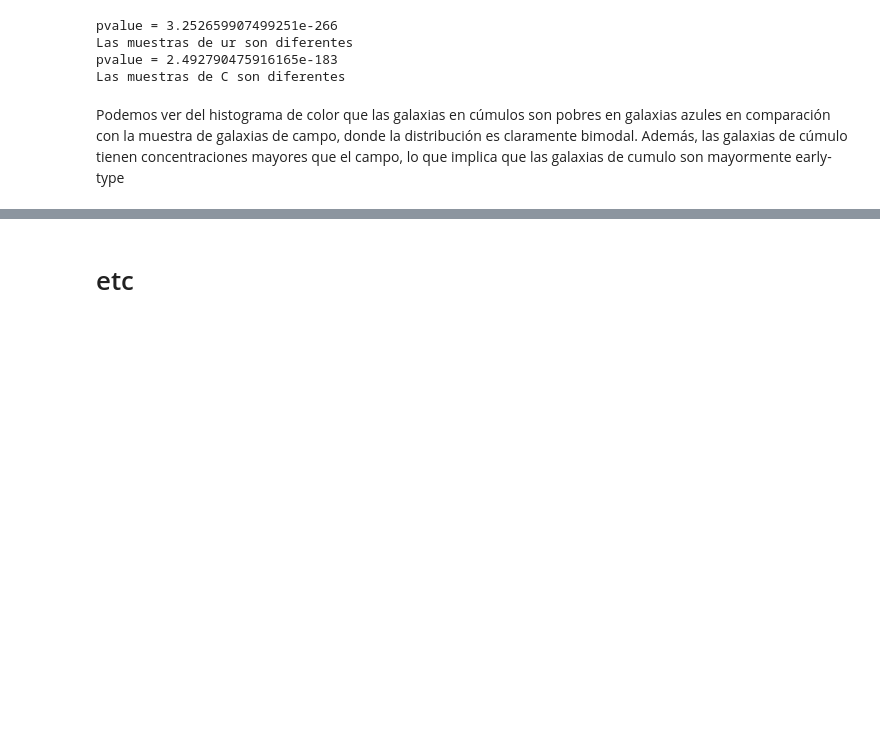
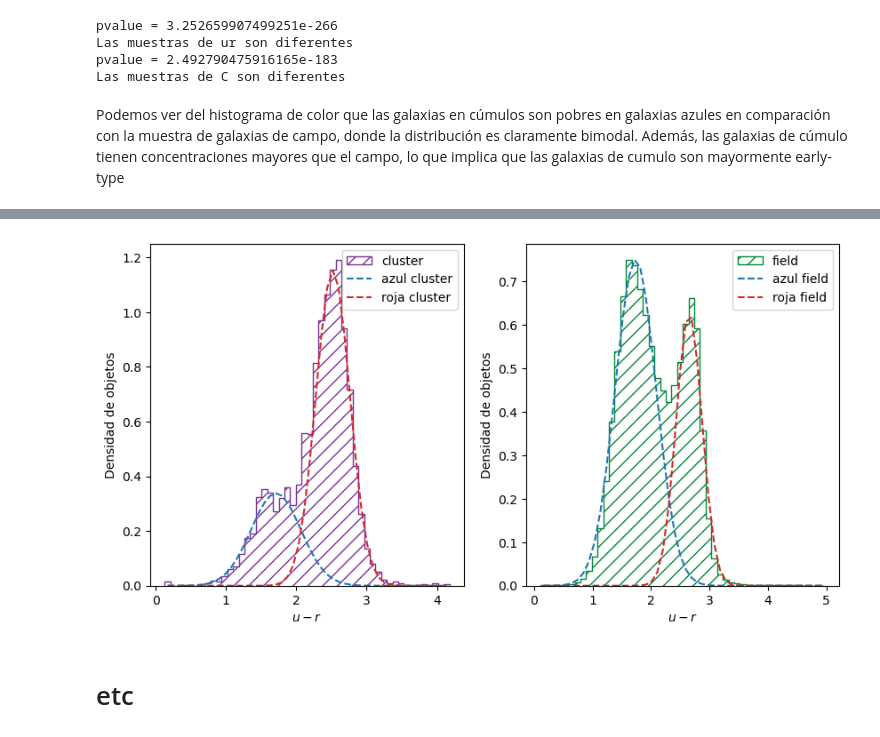
Before and after one commit to francaporaso/extragalactica, a Jupyter notebook: guia5/plots.ipynb, the cells around one changed output, grey strips where cells are left out. Saved outputs shown, nothing was run; the diff lists cells and outputs as text; code cells hidden in the pictures; blank space fills up the shorter version.

```diff
--- a/guia5/plots.ipynb
+++ b/guia5/plots.ipynb
@@ -281,3 +272,7 @@ pvalue = 2.492790475916165e-183
 Las muestras de C son diferentes
 # %% [markdown]
 Podemos ver del histograma de color que las galaxias en cúmulos son pobres en galaxias azules en comparación con la muestra de galaxias de campo, donde la distribución es claramente bimodal. Además, las galaxias de cúmulo tienen concentraciones mayores que el campo, lo que implica que las galaxias de cumulo son mayormente early-type
+# %%
+ur_fit = {}
+ur_fit['field'] = fit_bimodal(s_zcut['field']['ur'], weights=s_zcut['field']['w'], p0=[0.5,1.5,0.3,0.5,2.5,0.2])
+ur_fit['cluster'] = fit_bimodal(s_zcut['cluster']['ur'], weights=s_zcut['cluster']['w'], p0=[0.5,1.5,0.3,0.5,2.5,0.2])
@@ -284,2 +292,30 @@ Podemos ver del histograma de color que las galaxias en cúmulos son pobres en g
+# %%
+fig, axes = plt.subplots(1,2, figsize=(10,5))
+
+for ax, s, c in zip(axes, [s1,s2], [c_cl, c_fie]):
+    ax.stairs(edges=ur_fit[s]['xedges'], values=ur_fit[s]['y'], hatch='//', label=s, color=c)
+    # ax.plot(ur_fit[s]['x'], ur_fit[s]['yfit'], label=f'bim {s}', c='k', lw=2)
+    ax.plot(
+        ur_fit[s]['x'],
+        ur_fit[s]['popt'][0]*normal(
+            ur_fit[s]['x'],ur_fit[s]['popt'][1],ur_fit[s]['popt'][2]
+        ),
+        label=f'azul {s}', c='C0', ls='--'
+    )
+    ax.plot(
+        ur_fit[s]['x'],
+        ur_fit[s]['popt'][3]*normal(
+            ur_fit[s]['x'],ur_fit[s]['popt'][4],ur_fit[s]['popt'][5]
+        ),
+        label=f'roja {s}', c='C3', ls='--'
+    )
+
+    ax.set_xlabel('$u-r$')
+    ax.set_ylabel('Densidad de objetos')
+
+    ax.legend()
+#plt.show()
+# %% [output]
+[figure, added]
 # %%
 # Diagrama color-magnitud
```
Also changed, not shown: parts of 16 cells of this notebook.
